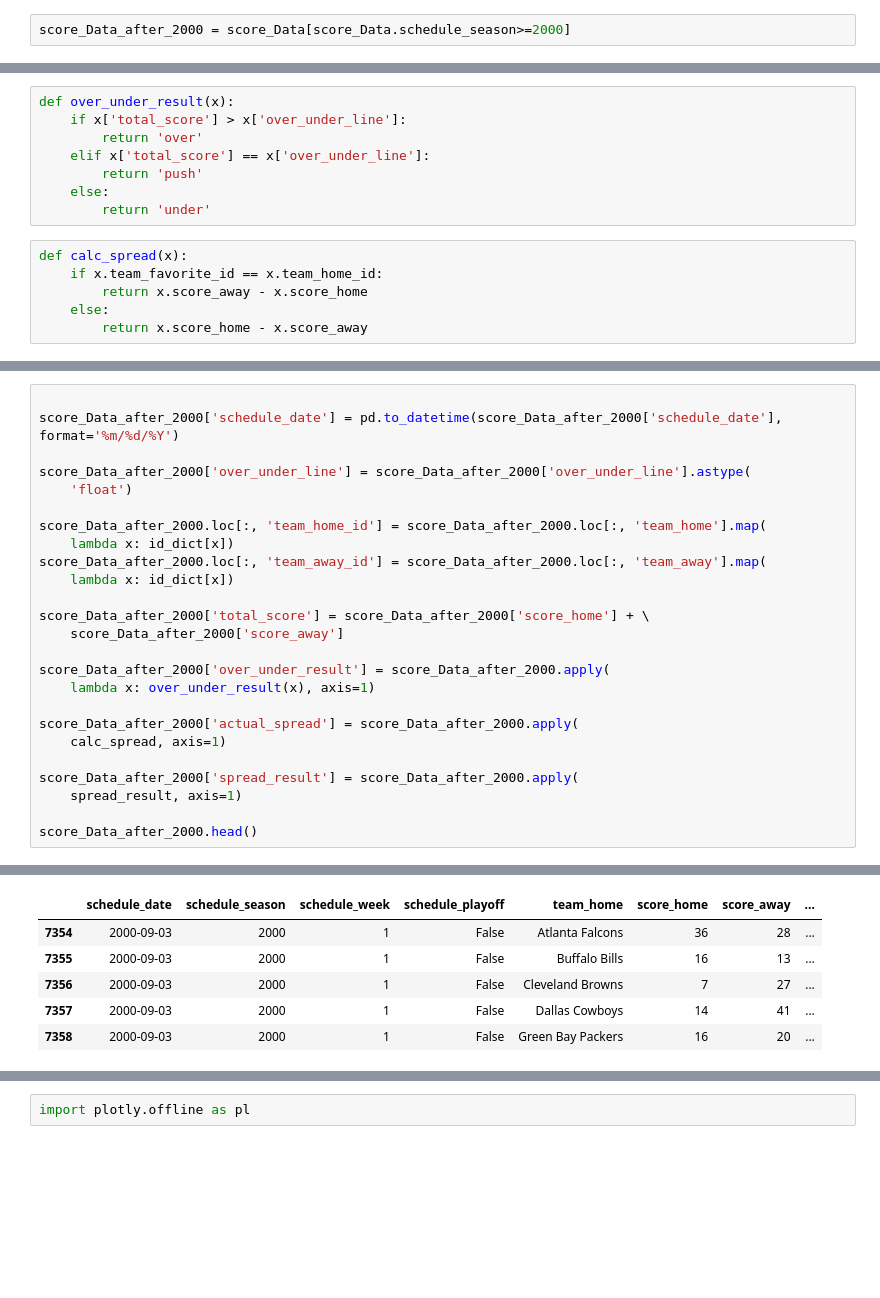
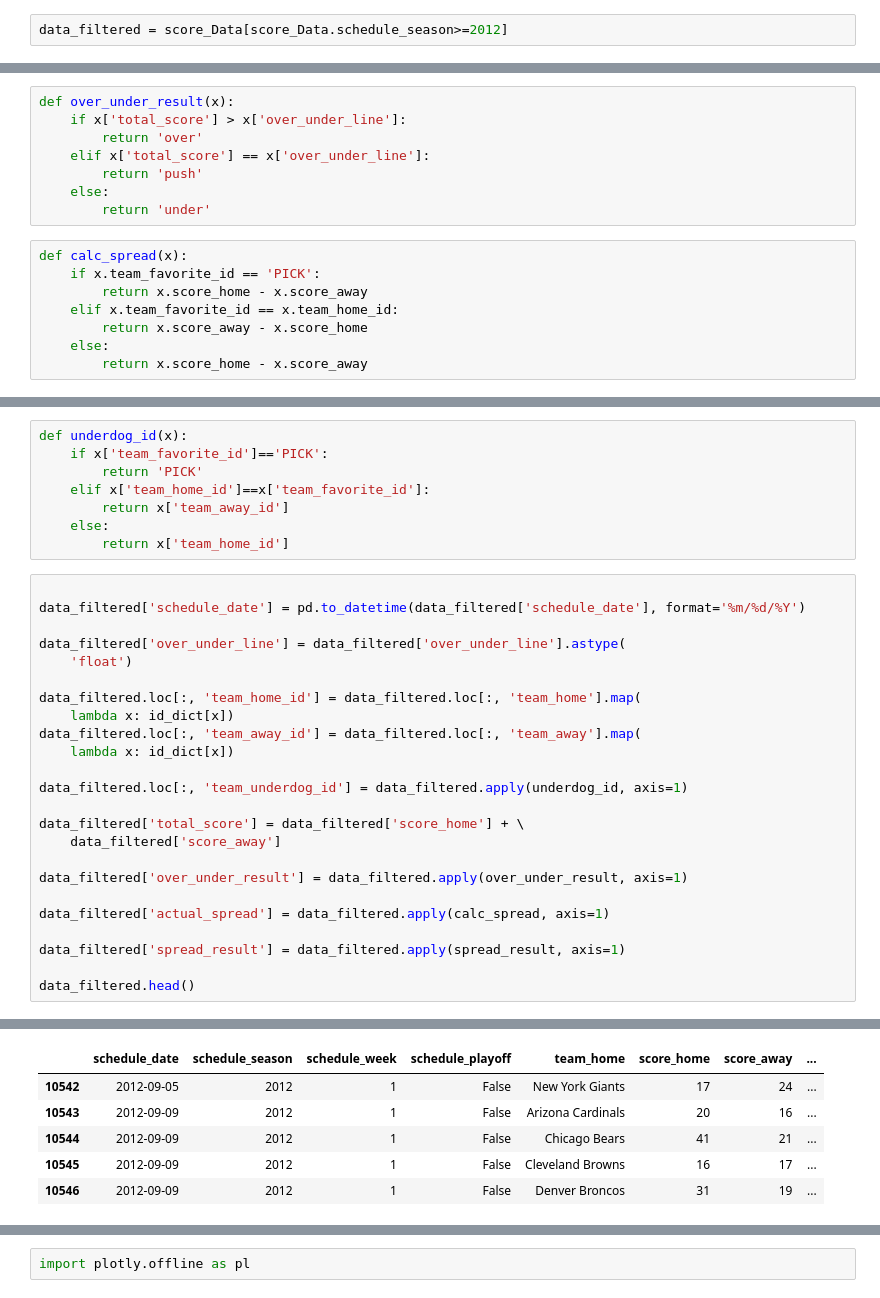
Before and after one commit to ortsed/mod5_project, a Jupyter notebook: NFL Betting Sandbox.ipynb, the cells around one changed output, grey strips where cells are left out. Drawn from its saved outputs; the diff is of its cells as text; blank space fills up the shorter version.

```diff
--- a/NFL Betting Sandbox.ipynb
+++ b/NFL Betting Sandbox.ipynb
@@ -11,5 +11,5 @@ pd.set_option('display.max_columns', 500)
 # %%
 score_Data = pd.read_csv('./data/spreadspoke_scores.csv')
 # %%
-score_Data_after_2000 = score_Data[score_Data.schedule_season>=2000]
+data_filtered = score_Data[score_Data.schedule_season>=2012]
 # %%
@@ -62,7 +56,9 @@ def over_under_result(x):
         return 'under'
 # %%
 def calc_spread(x):
-    if x.team_favorite_id == x.team_home_id:
+    if x.team_favorite_id == 'PICK':
+        return x.score_home - x.score_away
+    elif x.team_favorite_id == x.team_home_id:
         return x.score_away - x.score_home
     else:
         return x.score_home - x.score_away
@@ -77,28 +81,35 @@ def spread_result(x):
+# %%
+def underdog_id(x):
+    if x['team_favorite_id']=='PICK':
+        return 'PICK'
+    elif x['team_home_id']==x['team_favorite_id']:
+        return x['team_away_id']
+    else:
+        return x['team_home_id']
 # %%
 
-score_Data_after_2000['schedule_date'] = pd.to_datetime(score_Data_after_2000['schedule_date'], format='%m/%d/%Y')
+data_filtered['schedule_date'] = pd.to_datetime(data_filtered['schedule_date'], format='%m/%d/%Y')
 
-score_Data_after_2000['over_under_line'] = score_Data_after_2000['over_under_line'].astype(
+data_filtered['over_under_line'] = data_filtered['over_under_line'].astype(
     'float')
 
-score_Data_after_2000.loc[:, 'team_home_id'] = score_Data_after_2000.loc[:, 'team_home'].map(
+data_filtered.loc[:, 'team_home_id'] = data_filtered.loc[:, 'team_home'].map(
     lambda x: id_dict[x])
-score_Data_after_2000.loc[:, 'team_away_id'] = score_Data_after_2000.loc[:, 'team_away'].map(
+data_filtered.loc[:, 'team_away_id'] = data_filtered.loc[:, 'team_away'].map(
     lambda x: id_dict[x])
 
-score_Data_after_2000['total_score'] = score_Data_after_2000['score_home'] + \
-    score_Data_after_2000['score_away']
+data_filtered.loc[:, 'team_underdog_id'] = data_filtered.apply(underdog_id, axis=1)
 
-score_Data_after_2000['over_under_result'] = score_Data_after_2000.apply(
-    lambda x: over_under_result(x), axis=1)
+data_filtered['total_score'] = data_filtered['score_home'] + \
+    data_filtered['score_away']
 
-score_Data_after_2000['actual_spread'] = score_Data_after_2000.apply(
-    calc_spread, axis=1)
+data_filtered['over_under_result'] = data_filtered.apply(over_under_result, axis=1)
 
-score_Data_after_2000['spread_result'] = score_Data_after_2000.apply(
-    spread_result, axis=1)
+data_filtered['actual_spread'] = data_filtered.apply(calc_spread, axis=1)
 
-score_Data_after_2000.head()
+data_filtered['spread_result'] = data_filtered.apply(spread_result, axis=1)
+
+data_filtered.head()
 # %% [output]
 A value is trying to be set on a copy of a slice from a DataFrame.
 Try using .loc[row_indexer,col_indexer] = value instead
@@ -116,11 +127,11 @@ Try using .loc[row_indexer,col_indexer] = value instead
 A value is trying to be set on a copy of a slice from a DataFrame.
 Try using .loc[row_indexer,col_indexer] = value instead
 
 See the caveats in the documentation: http://pandas.pydata.org/pandas-docs/stable/indexing.html#indexing-view-versus-copy
 |  | schedule_date | schedule_season | schedule_week | schedule_playoff | team_home | score_home | score_away | ... |
-| 7354 | 2000-09-03 | 2000 | 1 | False | Atlanta Falcons | 36 | 28 | ... |
-| 7355 | 2000-09-03 | 2000 | 1 | False | Buffalo Bills | 16 | 13 | ... |
-| 7356 | 2000-09-03 | 2000 | 1 | False | Cleveland Browns | 7 | 27 | ... |
-| 7357 | 2000-09-03 | 2000 | 1 | False | Dallas Cowboys | 14 | 41 | ... |
-| 7358 | 2000-09-03 | 2000 | 1 | False | Green Bay Packers | 16 | 20 | ... |
+| 10542 | 2012-09-05 | 2012 | 1 | False | New York Giants | 17 | 24 | ... |
+| 10543 | 2012-09-09 | 2012 | 1 | False | Arizona Cardinals | 20 | 16 | ... |
+| 10544 | 2012-09-09 | 2012 | 1 | False | Chicago Bears | 41 | 21 | ... |
+| 10545 | 2012-09-09 | 2012 | 1 | False | Cleveland Browns | 16 | 17 | ... |
+| 10546 | 2012-09-09 | 2012 | 1 | False | Denver Broncos | 31 | 19 | ... |
 # %%
```
Also changed, not shown: parts of 30 cells of this notebook, 1 other file.
